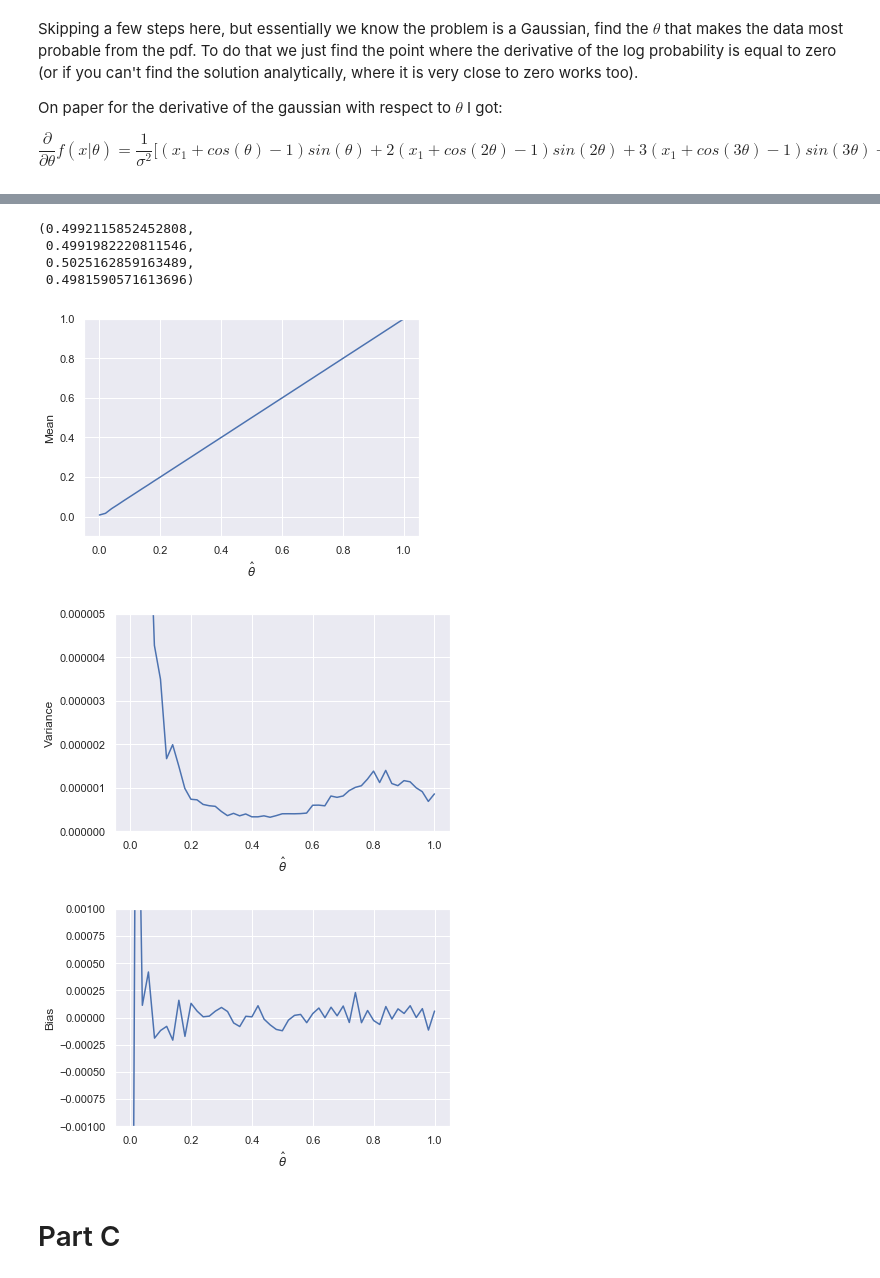
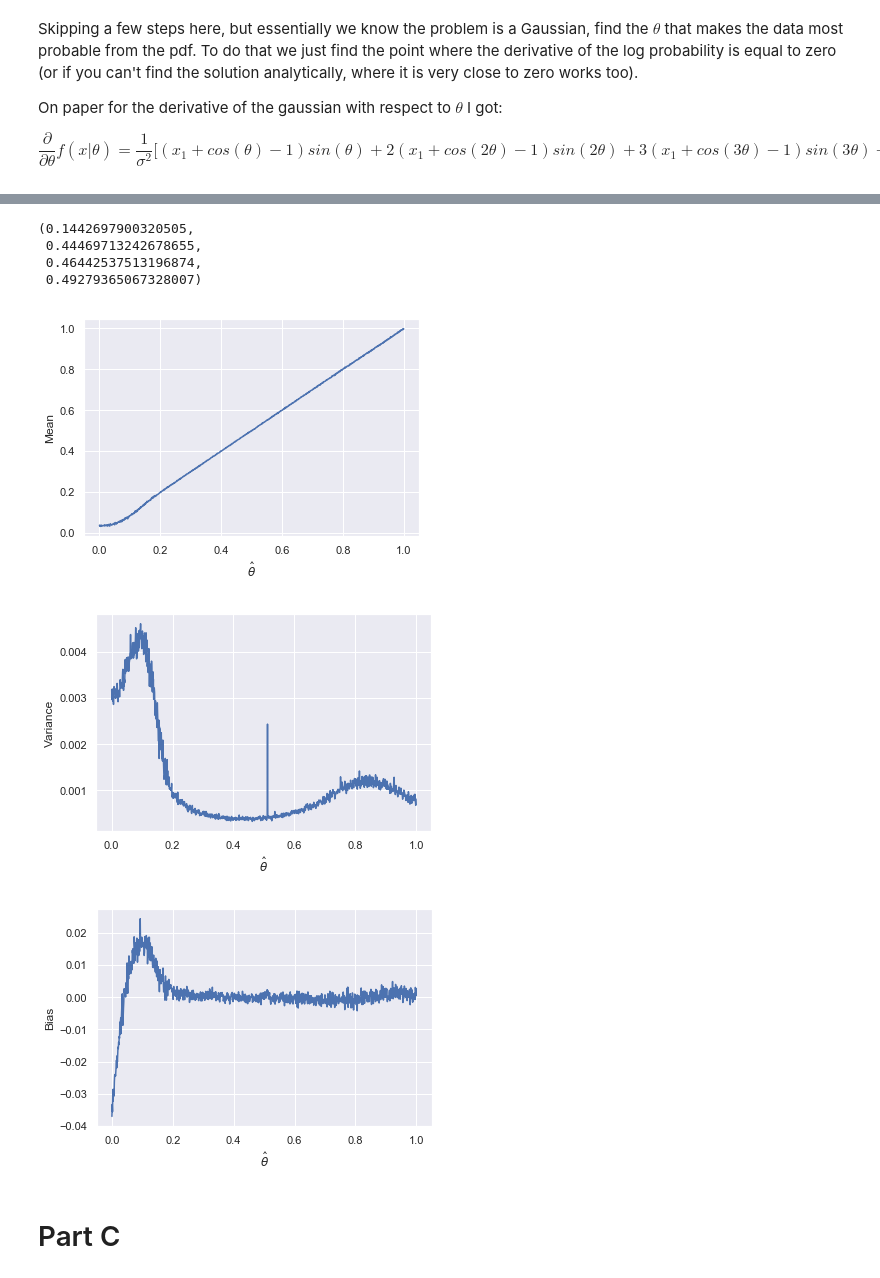
Before and after one commit to kirill5pol/estimation-theory, a Jupyter notebook: Assign3.ipynb, the cells around one changed output, grey strips where cells are left out. Saved outputs shown, nothing was run; the diff lists cells and outputs as text; code cells hidden in the pictures.

```diff
--- a/Assign3.ipynb
+++ b/Assign3.ipynb
@@ -132,5 +138,5 @@ TypeError: unsupported operand type(s) for @: 'list' and 'list'
 # %%
-def sample_x(theta, n=1000, sigma_2=0.1):
+def sample_x(theta, n=1, sigma_2=0.1):
     """Same as np.random.multivariate_normal but 2x faster for diagonal covariances"""
     return np.array([
         np.random.normal(1 - np.cos(theta), sigma_2, size=n),
@@ -143,10 +149,10 @@ xs = np.mean(sample_x(0.5), axis=1)
 # Test to make sure they're all be close to 0.5
 np.arccos(1-xs[0]), np.arccos(1-xs[1])/2, np.arccos(1-xs[2])/3, np.arccos(1-xs[3])/4
 # %% [output]
-(0.4992115852452808,
- 0.4991982220811546,
- 0.5025162859163489,
- 0.4981590571613696)
+(0.1442697900320505,
+ 0.44469713242678655,
+ 0.46442537513196874,
+ 0.49279365067328007)
 # %%
 # For use in scipy.optimize.least_squares (the cost functon for the estimator)
 def fun_microphone_array(theta, samples):
@@ -201,13 +207,13 @@ def bias_fn_part_B(theta, theta_hats):
     return np.mean(-theta_hats + theta)
 # %%
 # Run Monte-Carlo with theta range [0,1]
-thetas = np.linspace(0,1,51)
+thetas = np.linspace(0,1,1001)
 
 # Select run values
 theta_hat_0 = 0.5  # intitial theta estimate for scipy least squares function
 n_samples = 1
 sigma_2 = 0.1
-n_mc = 100  # Number of monte-carlo iterations (higher n means more accurate means, vars, & biases)
+n_mc = 500  # Number of monte-carlo iterations (higher n means more accurate means, vars, & biases)
 bias_fn = bias_fn_part_B
 
 # Initialize a arrays for the mean, variance, and bias
@@ -220,17 +226,15 @@ for i, theta in enumerate(thetas):
 # %%
 ys = [mus, sigmas, biases]
 ylabels = ['Mean', 'Variance', 'Bias']
-ylims = [(-0.1, 1), (0, 0.000005), (-0.001, 0.001)]
 
 for y, ylabel, ylim in zip(ys, ylabels, ylims):
     plt.plot(thetas, y)
     plt.xlabel('$\hat \\theta $')
     plt.ylabel(ylabel)
-    plt.ylim(ylim)
     plt.show()
 # %% [output]
-[figure, old version]
+[figure, new version]
-[figure, old version]
+[figure, new version]
-[figure, old version]
+[figure, new version]
 # %% [markdown]
 # Part C
```
Also changed, not shown: parts of 7 cells of this notebook.
